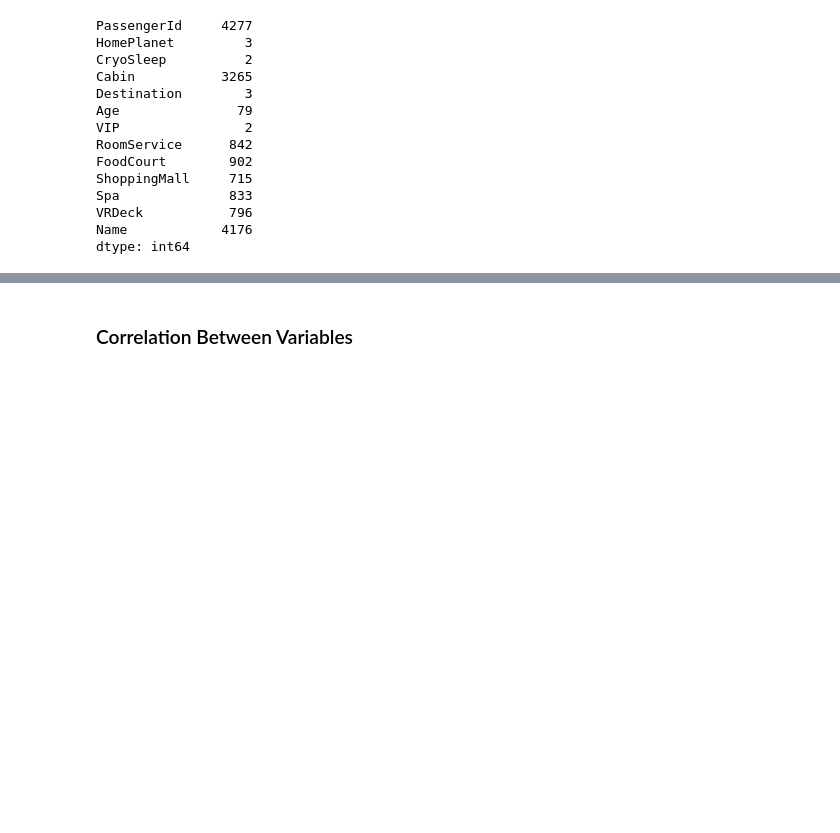
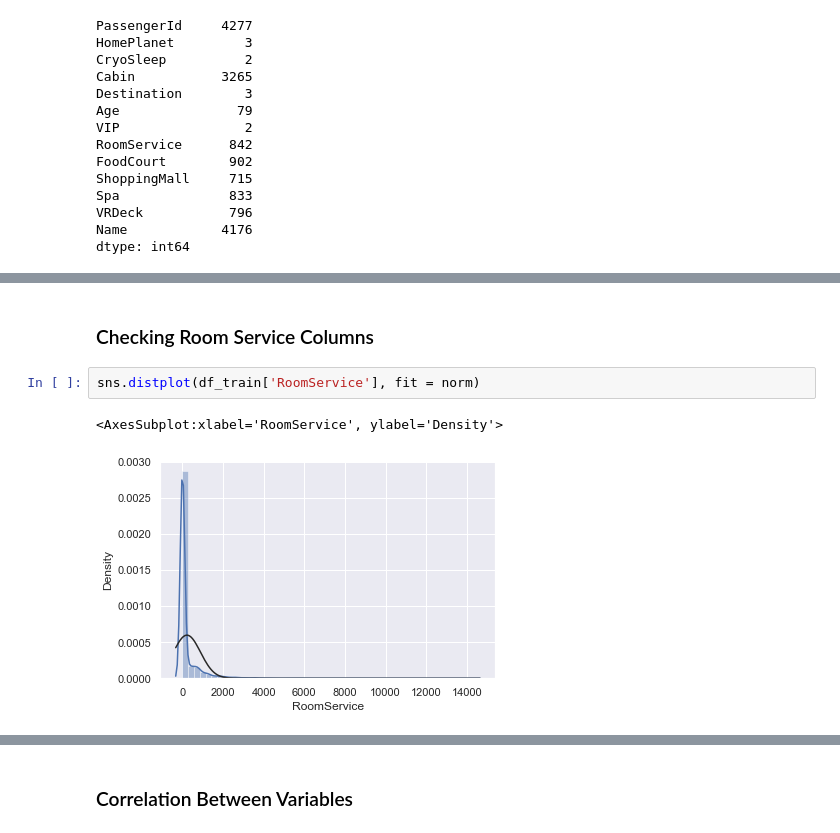
Before and after one commit to hesyandi/Portofolio, a Jupyter notebook: 2_Spaceship_Titanic/spaceship_Titanic.ipynb, the cells around one changed output, grey strips where cells are left out. Saved outputs shown, nothing was run; the diff lists cells and outputs as text; blank space fills up the shorter version.

```diff
--- a/2_Spaceship_Titanic/spaceship_Titanic.ipynb
+++ b/2_Spaceship_Titanic/spaceship_Titanic.ipynb
@@ -129,0 +180,7 @@ dtype: int64
+# %% [markdown]
+### Checking Room Service Columns
+# %%
+sns.distplot(df_train['RoomService'], fit = norm)
+# %% [output]
+<AxesSubplot:xlabel='RoomService', ylabel='Density'>
+[figure, added]
```
Also changed, not shown: parts of 42 cells of this notebook, 1 other file.
